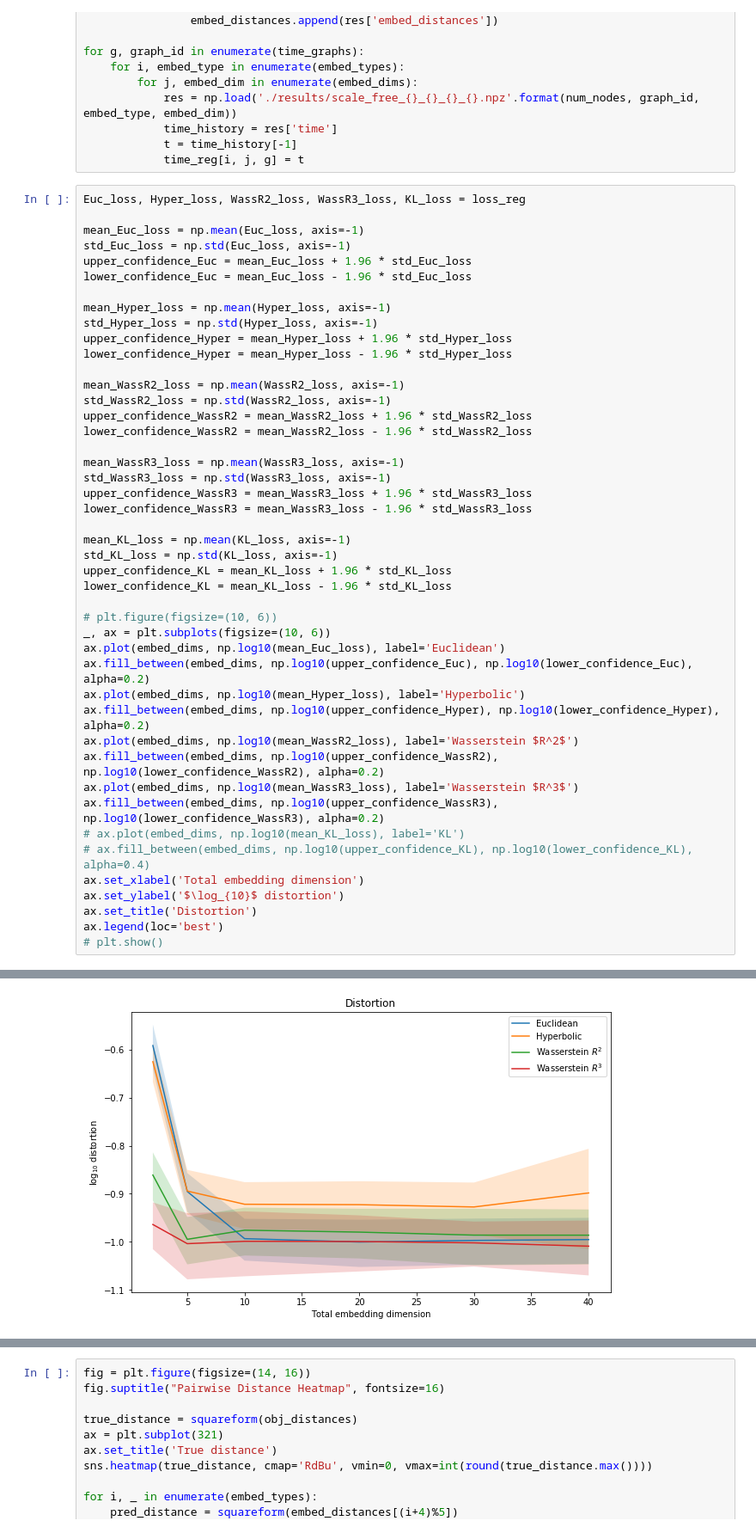
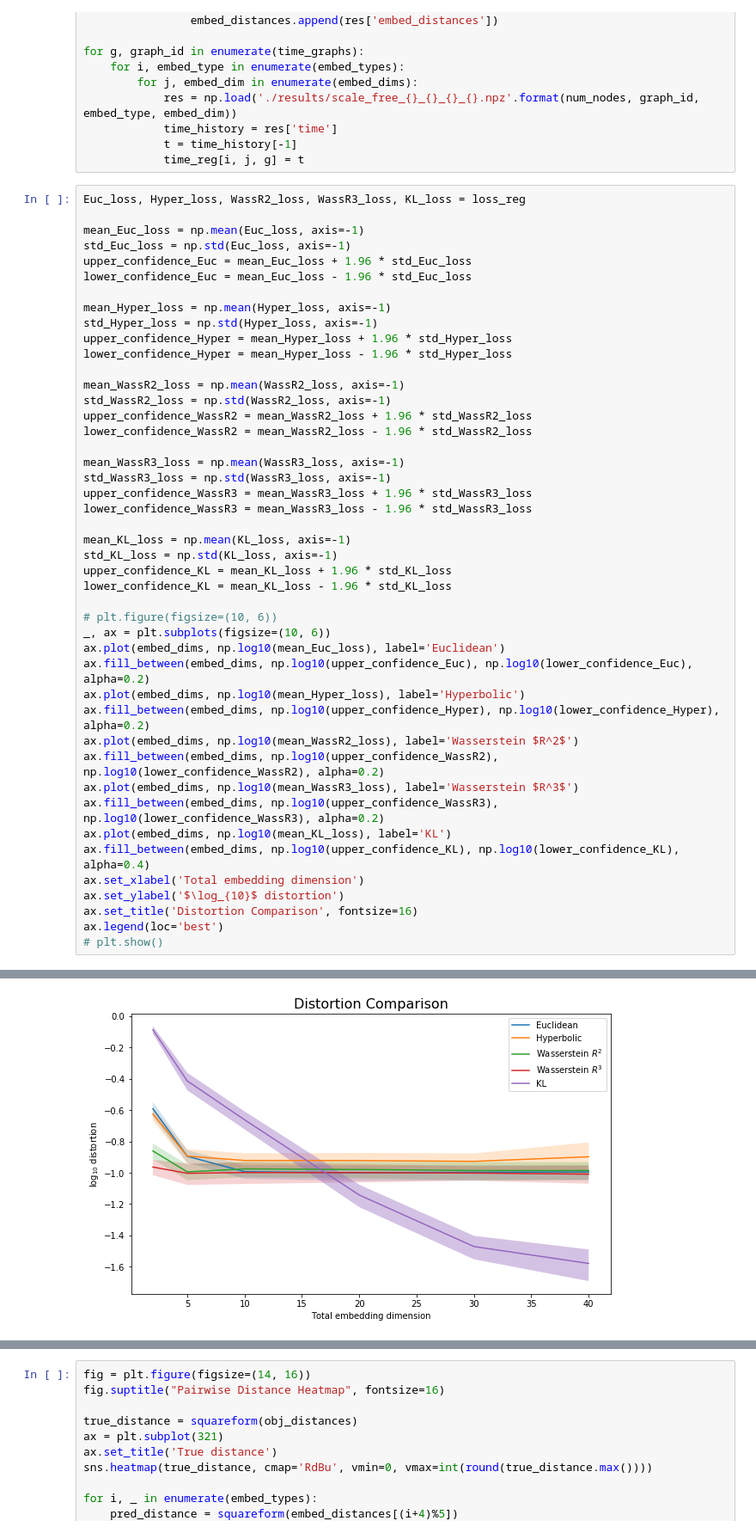
Before and after one commit to svenhsia/Entropic-Wasserstein-Embedding, a Jupyter notebook: main.ipynb, the cells around one changed output, grey strips where cells are left out. Shown: that part at 86% size. Drawn from its saved outputs; the diff is of its cells as text.

Commit message:
fix notebook for graphs

```diff
--- a/main.ipynb
+++ b/main.ipynb
@@ -63,37 +63,37 @@ mean_WassR2_loss = np.mean(WassR2_loss, axis=-1)
 std_WassR2_loss = np.std(WassR2_loss, axis=-1)
 upper_confidence_WassR2 = mean_WassR2_loss + 1.96 * std_WassR2_loss
 lower_confidence_WassR2 = mean_WassR2_loss - 1.96 * std_WassR2_loss
 
 mean_WassR3_loss = np.mean(WassR3_loss, axis=-1)
 std_WassR3_loss = np.std(WassR3_loss, axis=-1)
 upper_confidence_WassR3 = mean_WassR3_loss + 1.96 * std_WassR3_loss
 lower_confidence_WassR3 = mean_WassR3_loss - 1.96 * std_WassR3_loss
 
 mean_KL_loss = np.mean(KL_loss, axis=-1)
 std_KL_loss = np.std(KL_loss, axis=-1)
 upper_confidence_KL = mean_KL_loss + 1.96 * std_KL_loss
 lower_confidence_KL = mean_KL_loss - 1.96 * std_KL_loss
 
 # plt.figure(figsize=(10, 6))
 _, ax = plt.subplots(figsize=(10, 6))
 ax.plot(embed_dims, np.log10(mean_Euc_loss), label='Euclidean')
 ax.fill_between(embed_dims, np.log10(upper_confidence_Euc), np.log10(lower_confidence_Euc), alpha=0.2)
 ax.plot(embed_dims, np.log10(mean_Hyper_loss), label='Hyperbolic')
 ax.fill_between(embed_dims, np.log10(upper_confidence_Hyper), np.log10(lower_confidence_Hyper), alpha=0.2)
 ax.plot(embed_dims, np.log10(mean_WassR2_loss), label='Wasserstein $R^2$')
 ax.fill_between(embed_dims, np.log10(upper_confidence_WassR2), np.log10(lower_confidence_WassR2), alpha=0.2)
 ax.plot(embed_dims, np.log10(mean_WassR3_loss), label='Wasserstein $R^3$')
 ax.fill_between(embed_dims, np.log10(upper_confidence_WassR3), np.log10(lower_confidence_WassR3), alpha=0.2)
-# ax.plot(embed_dims, np.log10(mean_KL_loss), label='KL')
-# ax.fill_between(embed_dims, np.log10(upper_confidence_KL), np.log10(lower_confidence_KL), alpha=0.4)
+ax.plot(embed_dims, np.log10(mean_KL_loss), label='KL')
+ax.fill_between(embed_dims, np.log10(upper_confidence_KL), np.log10(lower_confidence_KL), alpha=0.4)
 ax.set_xlabel('Total embedding dimension')
 ax.set_ylabel('$\log_{10}$ distortion')
-ax.set_title('Distortion')
+ax.set_title('Distortion Comparison', fontsize=16)
 ax.legend(loc='best')
 # plt.show()
 # %% [output]
 <matplotlib.legend.Legend at 0x...>
-[figure, old version]
+[figure, new version]
 # %%
 Euc_time, Hyper_time, WassR2_time, WassR3_time, KL_time = time_reg
 
```
Also changed, not shown: parts of 3 cells of this notebook, 1 other file.
